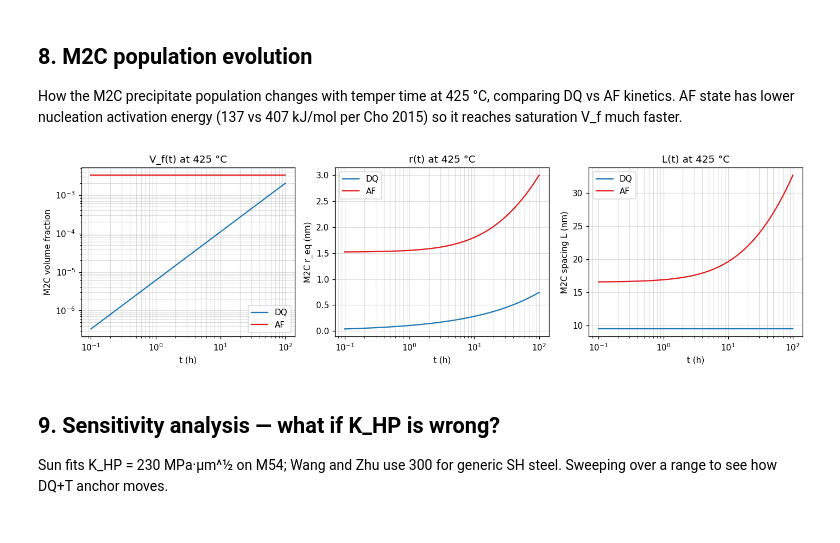
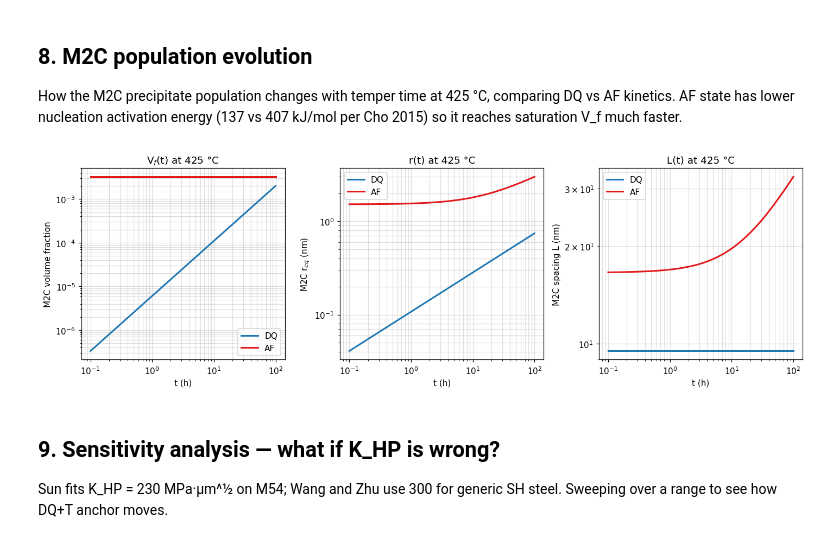
Before and after one commit to jedwa006/alloy-strengthening-contributions-modeling-public, a Jupyter notebook: notebooks/01_introduction.ipynb, the cells around one changed output. Saved outputs shown, nothing was run; the diff lists cells and outputs as text; code cells hidden in the pictures.

```diff
--- a/notebooks/01_introduction.ipynb
+++ b/notebooks/01_introduction.ipynb
@@ -200,33 +200,32 @@ plt.show()
 How the M2C precipitate population changes with temper time at 425 °C, comparing
 DQ vs AF kinetics. AF state has lower nucleation activation energy (137 vs
 407 kJ/mol per Cho 2015) so it reaches saturation V_f much faster.
-# %%
-t_log = np.logspace(np.log10(0.1), np.log10(100), 40)
-T = 425.0
-dq_pops = [m2c_population_dq_tempered(T, t) for t in t_log]
-af_pops = [m2c_population_af_tempered(T, t) for t in t_log]
-
-fig, axes = plt.subplots(1, 3, figsize=(13, 3.8))
-axes[0].plot(t_log, [p.volume_fraction for p in dq_pops], '-', label='DQ', color='#1f78b4')
-axes[0].plot(t_log, [p.volume_fraction for p in af_pops], '-', label='AF', color='#e31a1c')
-axes[0].set_xscale('log'); axes[0].set_yscale('log')
-axes[0].set_xlabel('t (h)'); axes[0].set_ylabel('M2C volume fraction')
-axes[0].set_title('V_f(t) at 425 °C'); axes[0].legend(); axes[0].grid(True, which='both', alpha=0.4)
-
-axes[1].plot(t_log, [p.equivalent_radius_nm or 0 for p in dq_pops], '-', label='DQ', color='#1f78b4')
-axes[1].plot(t_log, [p.equivalent_radius_nm or 0 for p in af_pops], '-', label='AF', color='#e31a1c')
-axes[1].set_xscale('log'); axes[1].set_xlabel('t (h)'); axes[1].set_ylabel('M2C r_eq (nm)')
-axes[1].set_title('r(t) at 425 °C'); axes[1].legend(); axes[1].grid(True, which='both', alpha=0.4)
-
-axes[2].plot(t_log, [p.spacing_nm or 0 for p in dq_pops], '-', label='DQ', color='#1f78b4')
-axes[2].plot(t_log, [p.spacing_nm or 0 for p in af_pops], '-', label='AF', color='#e31a1c')
-axes[2].set_xscale('log'); axes[2].set_xlabel('t (h)'); axes[2].set_ylabel('M2C spacing L (nm)')
-axes[2].set_title('L(t) at 425 °C'); axes[2].legend(); axes[2].grid(True, which='both', alpha=0.4)
-
-fig.tight_layout()
-plt.show()
-# %% [output]
-[figure, removed]
+# %%
+t_log = np.logspace(np.log10(0.1), np.log10(100), 40)
+T = 425.0
+dq_pops = [m2c_population_dq_tempered(T, t) for t in t_log]
+af_pops = [m2c_population_af_tempered(T, t) for t in t_log]
+
+# All three panels use log-y because DQ vs AF span ~100× in V_f and ~5-10× in r/L.
+# Linear y on r and L would render the DQ curves nearly flat at zero.
+fig, axes = plt.subplots(1, 3, figsize=(13, 4.2))
+for ax, (attr, ylabel, title) in zip(axes, [
+    ('volume_fraction',     'M2C volume fraction',  'V$_f$(t) at 425 °C'),
+    ('equivalent_radius_nm','M2C r$_{eq}$ (nm)',     'r(t) at 425 °C'),
+    ('spacing_nm',          'M2C spacing L (nm)',    'L(t) at 425 °C'),
+]):
+    dq_vals = [getattr(p, attr) or 1e-12 for p in dq_pops]
+    af_vals = [getattr(p, attr) or 1e-12 for p in af_pops]
+    ax.plot(t_log, dq_vals, '-', label='DQ', color='#1f78b4', linewidth=2)
+    ax.plot(t_log, af_vals, '-', label='AF', color='#e31a1c', linewidth=2)
+    ax.set_xscale('log'); ax.set_yscale('log')
+    ax.set_xlabel('t (h)'); ax.set_ylabel(ylabel)
+    ax.set_title(title); ax.legend(loc='best'); ax.grid(True, which='both', alpha=0.4)
+
+fig.tight_layout()
+plt.show()
+# %% [output]
+[figure, added]
 # %% [markdown]
 ## 9. Sensitivity analysis — what if K_HP is wrong?
 
```
Also changed, not shown: parts of 2 cells of this notebook, 3 other files.
